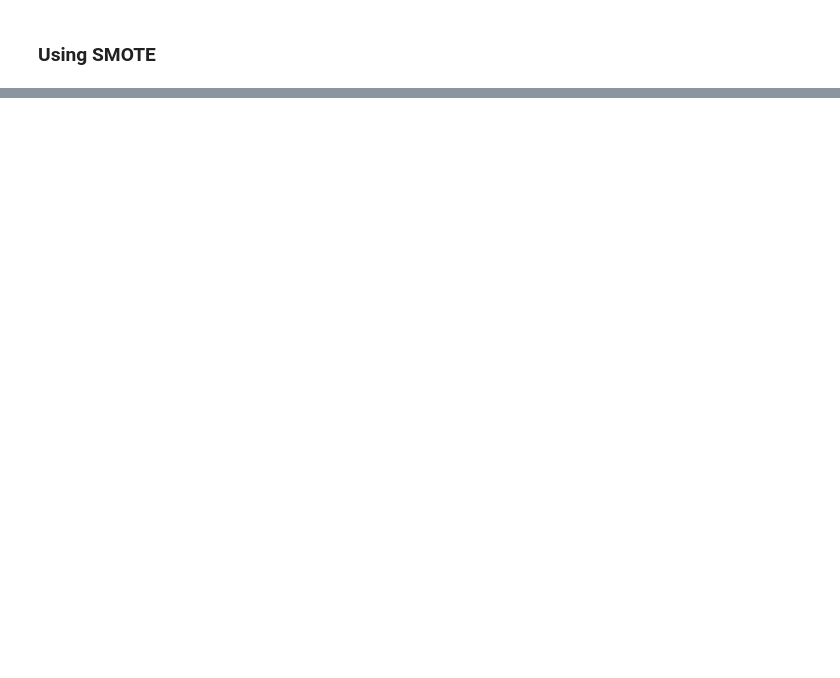
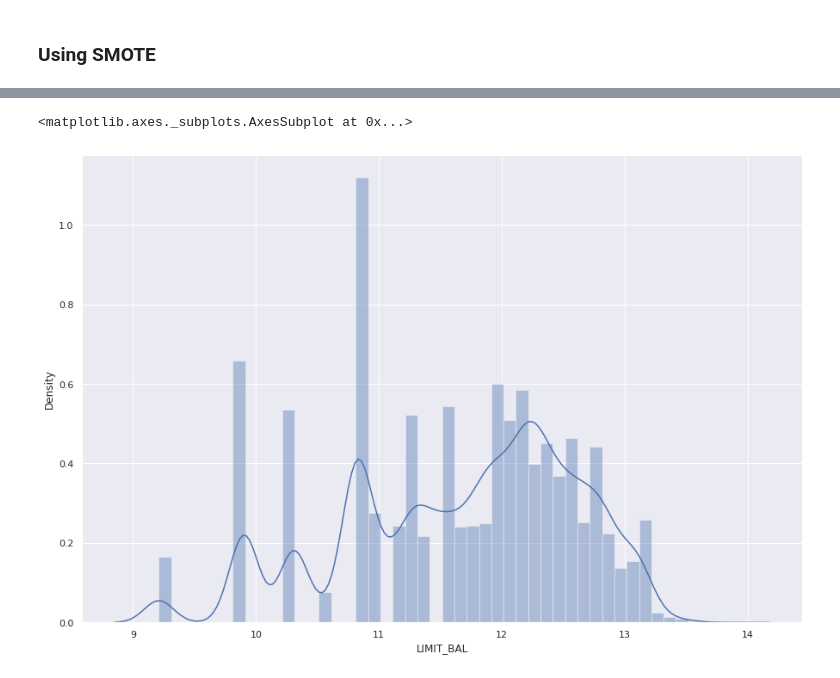
Before and after one commit to M0n1ka-05/Credit_Card_Default_Prediction, a Jupyter notebook: Monika_Shinde_Team_3_Credit_Card_Default_Prediction_Capstone_Project.ipynb, the cells around one changed output, grey strips where cells are left out. Cells and saved outputs as stored; diff of their text form; code cells hidden in the pictures; blank space fills up the shorter version.

```diff
--- a/Monika_Shinde_Team_3_Credit_Card_Default_Prediction_Capstone_Project.ipynb
+++ b/Monika_Shinde_Team_3_Credit_Card_Default_Prediction_Capstone_Project.ipynb
@@ -457,0 +517,5 @@ weighted avg       0.79      0.77      0.78      7500
+# %%
+sns.distplot(np.log(mod_df['LIMIT_BAL']))
+# %% [output]
+<matplotlib.axes._subplots.AxesSubplot at 0x...>
+[figure, added]
```
Also changed, not shown: parts of 26 cells of this notebook.
